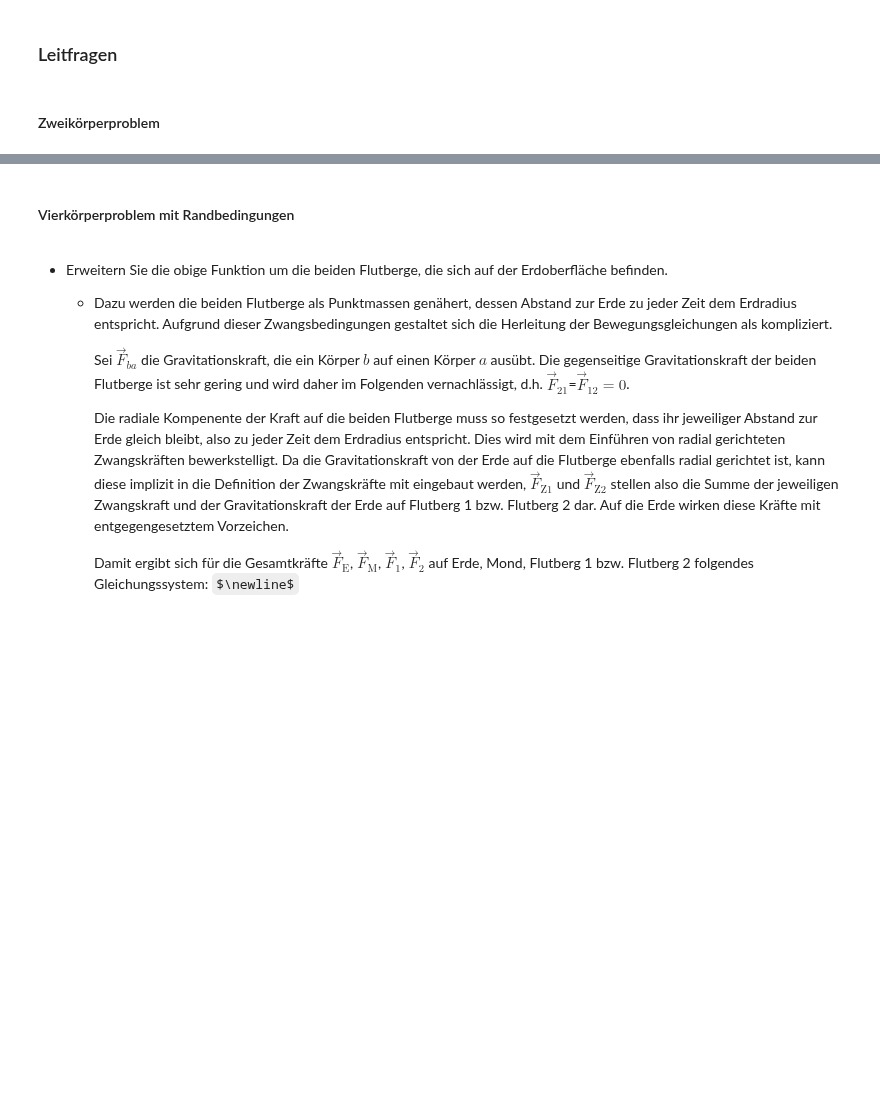
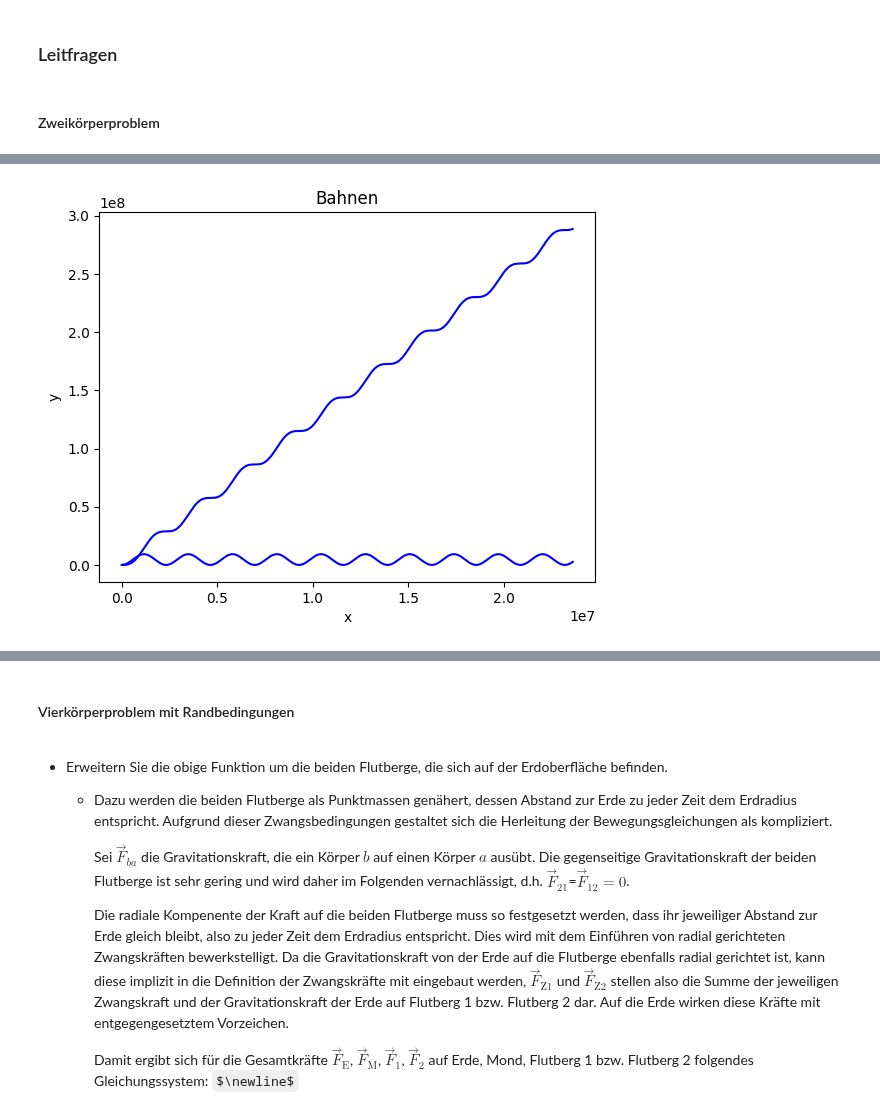
Before and after one commit to Nusssecke/Gezeitenreibung, a Jupyter notebook: gezeitenreibung.ipynb, the cells around one changed output, grey strips where cells are left out. Saved outputs shown, nothing was run; the diff lists cells and outputs as text; code cells hidden in the pictures; some formulas as TeX source; blank space fills up the shorter version.

```diff
--- a/gezeitenreibung.ipynb
+++ b/gezeitenreibung.ipynb
@@ -63,0 +109,99 @@ $\newline$
+# %%
+m_1 = mErde
+m_2 = mMond
+mass = [m_1, m_2]
+x = [0, rMondBahn]
+y = [0, 0]
+v_x = [0, 0]
+v_y = [0, 2*pi*rMondBahn/TMondBahn]
+# https://stackoverflow.com/questions/59634279/solve-ivp-error-required-step-size-is-less-than-spacing-between-numbers
+
+# The function acutally passed to solve_ivp
+def derivatives(t, state):
+    x_1 = state[0]
+    v_x_1 = state[1]
+    x_2 = state[2]
+    v_x_2 = state[3]
+    y_1 = state[4]
+    v_y_1 = state[5]
+    y_2 = state[6]
+    v_y_2 = state[7]
+    r = ((x_2 - x_1)**2 + (y_2 - y_1)**2 )**0.5
+    # print(f'State: vx: {v_x_1}, a_x: {G * mass[1] / (r**3) * (x_2 - x_1)}, vy: {v_y}, a_y: {G * mass[1] / (r**3) * (y_2 - y_1)}')
+    return [v_x_1,
+            G * mass[1] / (r**3) * (x_2 - x_1),
+            v_x_2,
+            G * mass[0] / (r**3) * (x_1 - x_2),
+            v_y_1,
+            G * mass[1] / (r**3) * (y_2 - y_1),
+            v_y_2,
+            G * mass[0] / (r**3) * (y_1 - y_2)
+            ]
+    gravit = G*(pos[1]-pos[0])/norme*ipy.org/doc/scipy/reference/generated/scipy.integrate.solve_ivp.html
+def two_body_problem(mass: list, x: list, y: list, v_x: list, v_y: list, t_max: float, t_start=0):
+    # mass: contains the masses of the bodys
+    # x: contains the strarting x coordinates of the bodys
+    # y: contains the strarting y coordinates of the bodys
+    # v_x: contains the strarting x-velocities of the bodys
+    # v_y: contains the strarting y-velocities of the bodys
+
+    # We need to add tolearances because the values are very large
+    # dense_output makes
+    sol = solve_ivp(derivatives, [t_start, t_max], [x[0], v_x[0], x[1], v_x[1], y[0], v_y[0], y[1], v_y[1]], dense_output=True, atol=1e-4*rMondBahn, max_step=TMondBahn/1000)
+
+    # return liste mit interpolierten Bahnkurven [x_i, y_i]
+
+    # Solution
+    print(sol)
+
+    # Chosen time points
+    # print('Chosen time points')
+    # print(sol.t)
+
+    # Masse 1 (Erde)
+    #print(f'x1-Werte Erde {sol.y[0]}')
+    #print(f'y1-Werte Erde {sol.y[4]}')
+    # Masse 2 (Mond)
+    #print(f'x2-Werte Mond {sol.y[2]}')
+    #print(f'y2-Werte Mond {sol.y[6]}')
+    return sol
+
+sol = two_body_problem(mass, x, y, v_x, v_y, 10*TMondBahn)
+
+# Plot der beiden Bahnen
+plt.title('Bahnen')
+plt.xlabel("x")
+plt.ylabel("y")
+
+t = sol.t
+x_1_values = sol.y[0]
+v_x_1_values = sol.y[1]
+x_2_values = sol.y[2]
+v_x_2_values = sol.y[3]
+y_1_values = sol.y[4]
+v_y_1_values = sol.y[5]
+y_2_values = sol.y[6]
+v_y_2_values = sol.y[7]
+
+plt.plot(t, x_1_values, color='blue')
+plt.plot(t, y_1_values, color='blue')
+
+plt.show()
+plt.plot(t, x_2_values, color='red')
+plt.plot(t, y_2_values, color='red')
+
+r = lambda x, y: np.sqrt(x**2 + y**2)
+theta = lambda x, y: np.arctan2(x, y)
+
+# Polar Plot
+fig, ax = plt.subplots(subplot_kw={'projection': 'polar'})
+ax.plot(theta(x_1_values, y_1_values), r(x_1_values, y_1_values), color='blue')
+ax.plot(theta(x_2_values, y_2_values), r(x_2_values, y_2_values), color='red')
+# ax.set_rmax(2)
+ax.set_rticks([0.5, 1, 1.5, 2])  # Less radial ticks
+ax.set_rlabel_position(-22.5)  # Move radial labels away from plotted line
+ax.grid(True)
+
+ax.set_title("Blue earth, red moon", va='bottom')
+plt.show()
+# %% [output]
@@ -63,0 +223 @@ $\newline$
+[figure, added]
```
Also changed, not shown: parts of 11 cells of this notebook, 1 other file.
